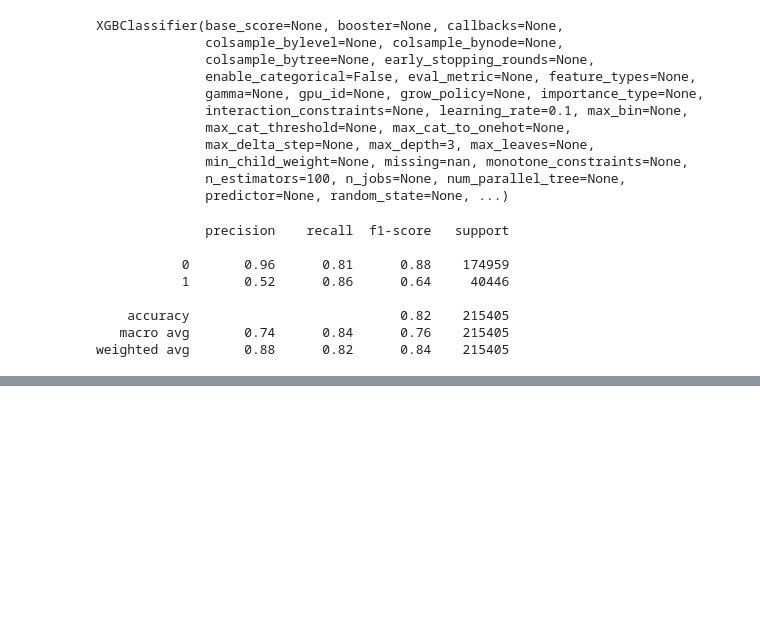
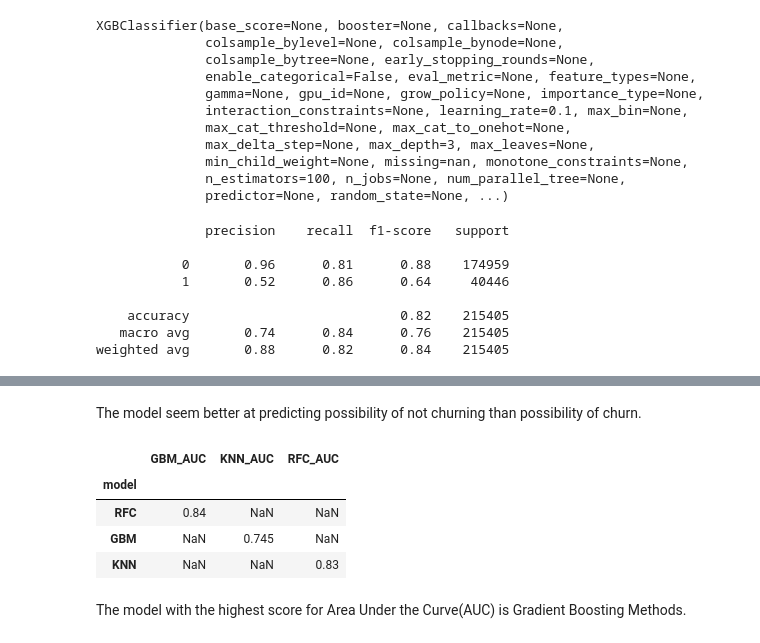
Before and after one commit to muchaimaryanne/Capstone_Customer_Churn_Prediction, a Jupyter notebook: Copy_of_Copy_of_Customer_Churn_Prediction.ipynb, the cells around one changed output, grey strips where cells are left out. Drawn from its saved outputs; the diff is of its cells as text; code cells hidden in the pictures; blank space fills up the shorter version.

```diff
--- a/Copy_of_Copy_of_Customer_Churn_Prediction.ipynb
+++ b/Copy_of_Copy_of_Customer_Churn_Prediction.ipynb
@@ -1260,0 +1377,2 @@ array([0, 1, 0, ..., 1, 1, 1])
+# %%
+auc_metrics_list = [auc_GBM,auc_KNN,auc_RFC]
@@ -1260,0 +1384,5 @@ array([0, 1, 0, ..., 1, 1, 1])
+# %%
+auc_combined_metrics = []
+for i, m in enumerate(auc_metrics_list):
+    m['model'] = models[i]
+    auc_combined_metrics.append(m)
@@ -1260,0 +1393,4 @@ array([0, 1, 0, ..., 1, 1, 1])
+# %%
+# Creating a comparison df
+auc_metrics_df = pd.DataFrame(auc_combined_metrics)
+auc_metrics_df.set_index('model', inplace=True)
@@ -1260,0 +1405,12 @@ array([0, 1, 0, ..., 1, 1, 1])
+# %% [markdown]
+The model seem better at predicting possibility of not churning than possibility of churn.
+# %%
+auc_metrics_df
+# %% [output]
+|  | GBM_AUC | KNN_AUC | RFC_AUC |
+| model |  |  |  |
+| RFC | 0.84 | NaN | NaN |
+| GBM | NaN | 0.745 | NaN |
+| KNN | NaN | NaN | 0.83 |
+# %% [markdown]
+The model with the highest score for Area Under the Curve(AUC) is Gradient Boosting Methods.
```
Also changed, not shown: parts of 44 cells of this notebook.
